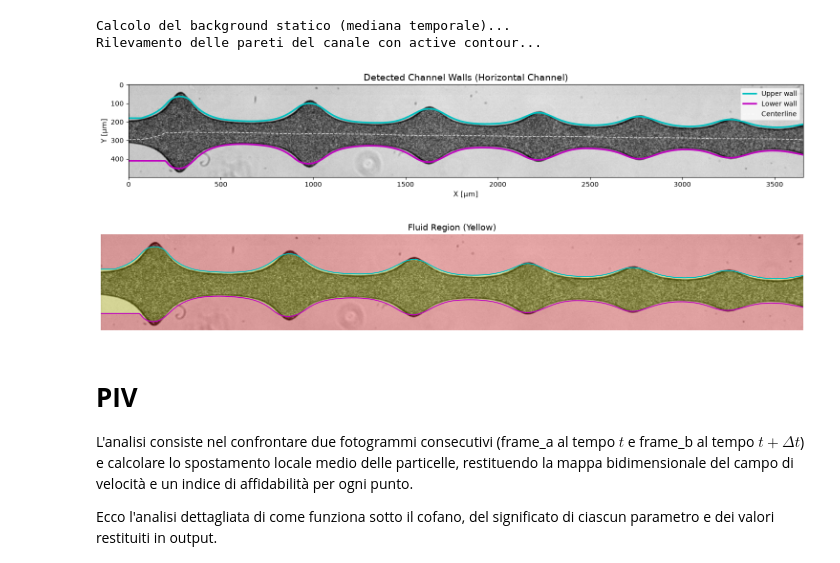
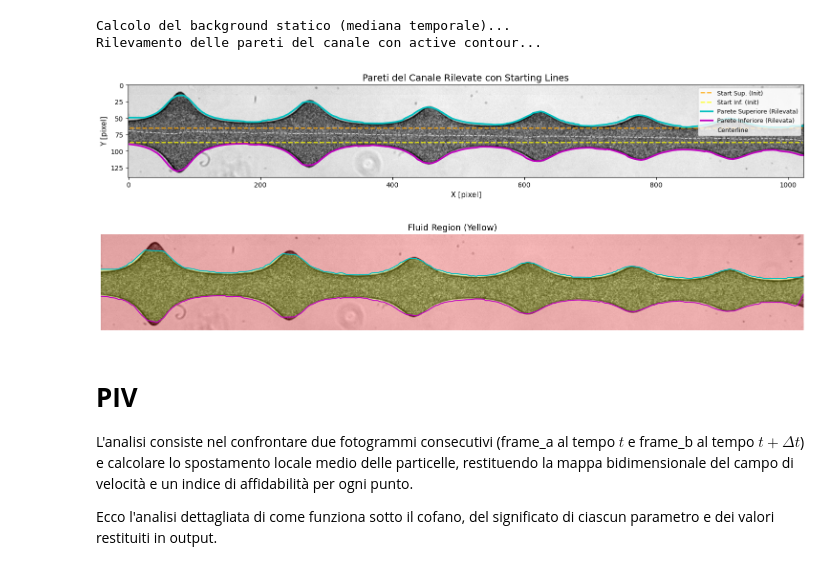
Before and after one commit to AsiLuca/Rheoflu_scripts, a Jupyter notebook: PIV_channel.ipynb, the cells around one changed output. Saved outputs shown, nothing was run; the diff lists cells and outputs as text; code cells hidden in the pictures.

Commit message:
refactor(notebook): clean up cell outputs and update paths in PIV analysis

```diff
--- a/PIV_channel.ipynb
+++ b/PIV_channel.ipynb
@@ -11,9 +11,9 @@ from skimage.filters import gaussian
 from skimage.segmentation import active_contour
 # %%
 # --- PERCORSI E PATTERN ---
-#INPUT_DIR = Path("/Users/lucaasinari/Desktop/piv/0.01ul_s")
+INPUT_DIR = Path("/Users/lucaasinari/Desktop/piv/0.01ul_s")
 #INPUT_DIR = Path("/Volumes/Elements/Rheoflu/Luca/20260925_test_microscope_and_camera/fluoromax_0.25_1000fps_0.001uls")
-INPUT_DIR = Path(r"F:\Luca_Data\20260925_test_microscope_and_camera\fluoromax_0.25_1000fps_0.001uls")
+#INPUT_DIR = Path(r"F:\Luca_Data\20260925_test_microscope_and_camera\fluoromax_0.25_1000fps_0.001uls")
 OUTPUT_DIR = Path(r"results/piv")
 PATTERN = "*.tif"
 
@@ -81,58 +81,81 @@ n_points = 300
 x_coords = np.linspace(2, W - 3, n_points)
 
 # Linee di partenza vicino ai bordi superiore e inferiore
-init_top = np.column_stack([np.full_like(x_coords, 35), x_coords])
-init_bottom = np.column_stack([np.full_like(x_coords, H - 30), x_coords])
+init_top = np.column_stack([np.full_like(x_coords, 65), x_coords])
+init_bottom = np.column_stack([np.full_like(x_coords, H - 53), x_coords])
 
 # Sfocatura gaussiana per isolare le pareti dalle particelle
-blurred = gaussian(ref_frame, sigma=12)
+blurred = gaussian(ref_frame, sigma=7.5)
 
 snake_params = {
     "alpha": 0.005,  # Elasticità
-    "beta": 0.02,    # Rigidità
+    "beta": 0.025,    # Rigidità
     "w_edge": 200.0, # Attrazione per il gradiente delle pareti
     "w_line": 0.0,
     "boundary_condition": "free",
     "max_num_iter": 2500,
 }
 
 print("Rilevamento delle pareti del canale con active contour...")
 snake_top = active_contour(blurred, init_top, **snake_params)
 snake_bottom = active_contour(blurred, init_bottom, **snake_params)
 
 # Ordiniamo i punti per l'interpolazione continua
 x_t, y_t = snake_top[:, 1], snake_top[:, 0]
 x_b, y_b = snake_bottom[:, 1], snake_bottom[:, 0]
 st = np.argsort(x_t); x_t, y_t = x_t[st], y_t[st]
 sb = np.argsort(x_b); x_b, y_b = x_b[sb], y_b[sb]
 
 def get_channel_bounds(x_query):
     """Restituisce y_top(x) e y_bottom(x) per qualsiasi coordinata x."""
     yt = np.interp(x_query, x_t, y_t)
     yb = np.interp(x_query, x_b, y_b)
     return yt, yb
 
 
-# --- 3. VISUALIZZAZIONE DELLE PARETI RILEVATE ---
+# --- 3. VISUALIZZAZIONE DELLE PARETI RILEVATE E STARTING LINES ---
 x_plot = np.linspace(0, W - 1, 500)
 yt_plot, yb_plot = get_channel_bounds(x_plot)
 y_center_plot = (yt_plot + yb_plot) / 2.0
 
 fig, ax = plt.subplots(figsize=(15, 4.5))
-ax.imshow(ref_frame, cmap="gray", extent=image_extent_um)
-ax.plot(x_plot * pixel_size_um, yt_plot * pixel_size_um, "-c", lw=2.5, label="Upper wall")
-ax.plot(x_plot * pixel_size_um, yb_plot * pixel_size_um, "-m", lw=2.5, label="Lower wall")
-ax.plot(x_plot * pixel_size_um, y_center_plot * pixel_size_um, "--w", lw=1.2, alpha=0.7, label="Centerline")
-ax.set_title("Detected Channel Walls (Horizontal Channel)", fontsize=14)
-ax.set_xlabel("X [µm]", fontsize=11)
-ax.set_ylabel("Y [µm]", fontsize=11)
-ax.legend(loc="upper right", fontsize=10)
+ax.imshow(ref_frame, cmap="gray")
+
+# --- STARTING LINES (Linee di partenza dello snake) ---
+ax.plot(
+    init_top[:, 1],
+    init_top[:, 0],
+    "--",
+    color="orange",
+    lw=1.8,
+    alpha=0.85,
+    label="Start Sup. (Init)",
+)
+ax.plot(
+    init_bottom[:, 1],
+    init_bottom[:, 0],
+    "--",
+    color="yellow",
+    lw=1.8,
+    alpha=0.85,
+    label="Start Inf. (Init)",
+)
+
+# --- PARETI FINALI RILEVATE ---
+ax.plot(x_plot, yt_plot, "-c", lw=2.5, label="Parete Superiore (Rilevata)")
+ax.plot(x_plot, yb_plot, "-m", lw=2.5, label="Parete Inferiore (Rilevata)")
+ax.plot(x_plot, y_center_plot, "--w", lw=1.2, alpha=0.7, label="Centerline")
+
+ax.set_title("Pareti del Canale Rilevate con Starting Lines", fontsize=14)
+ax.set_xlabel("X [pixel]", fontsize=11)
+ax.set_ylabel("Y [pixel]", fontsize=11)
+ax.legend(loc="upper right", fontsize=9, framealpha=0.8)
 plt.tight_layout()
 plt.show()
 # %% [output]
 Calcolo del background statico (mediana temporale)...
 Rilevamento delle pareti del canale con active contour...
-[figure, old version]
+[figure, new version]
 # %%
 # Crea la cartella dei risultati
 OUTPUT_DIR.mkdir(parents=True, exist_ok=True)
@@ -157,7 +180,7 @@ ax.axis("off")
 plt.tight_layout()
 plt.show()
 # %% [output]
-[figure, old version]
+[figure, new version]
 # %% [markdown]
 # **PIV**
 
```
Also changed, not shown: parts of 3 cells of this notebook.
